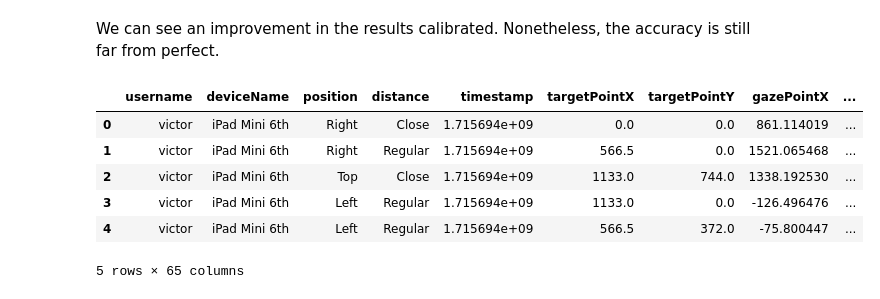
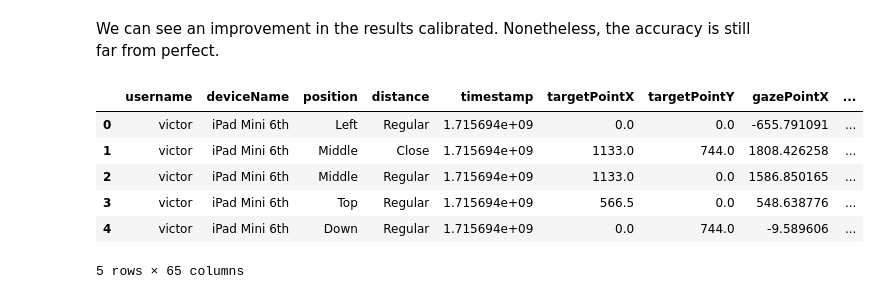
Before and after one commit to VictorSchneuwly/eyetracker, a Jupyter notebook: Notebooks/calibrators_test.ipynb, the cells around one changed output. Saved outputs shown, nothing was run; the diff lists cells and outputs as text; code cells hidden in the pictures.

```diff
--- a/Notebooks/calibrators_test.ipynb
+++ b/Notebooks/calibrators_test.ipynb
@@ -193,7 +180,7 @@ print("Label Distribution:", label_distribution)
 
 # It's important that no label has too few samples to be split correctly
 # Adjust `min_count` based on your data size and the results of the distribution printout
-min_count = 2
+min_count = 3
 valid_indices = [
     i
     for i, label in enumerate(stratify_labels)
@@ -206,7 +193,7 @@ filtered_labels = [stratify_labels[i] for i in valid_indices]
 
 # Split data using train_test_split from scikit-learn, stratifying by the filtered labels
 train_data, test_data = train_test_split(
-    filtered_data, test_size=0.25, stratify=filtered_labels, random_state=42
+    filtered_data, test_size=0.3, stratify=filtered_labels, random_state=42
 )
 
 # Create the df for later
@@ -359,14 +452,14 @@ show_subplots(split_rpy_lrc_df, with_calib=True)
 # %%
-def features_with_face_and_roll_pitch_yaw(data):
+def all_features(data):
     return (
         list(data.gaze_point)
         + list(data.face_transform.flatten())
+        + list(data.right_eye_transform.flatten())
         + list(data.euler_angles)
+        + list(data.look_at_point)
     )
 # %%
-split_all_lrc = LinearRegressionCalibrator(
-    train_data, features_with_face_and_roll_pitch_yaw
-)
+split_all_lrc = LinearRegressionCalibrator(train_data, all_features)
 # %% [markdown]
 Let's evaluate on our test set:
 # %%
@@ -409,27 +502,29 @@ Nonetheless, the accuracy is still far from perfect.
 # %%
 new_columns = test_df.apply(
     lambda row: split_all_lrc.calibrate(
         list((row["gazePointX"], row["gazePointY"]))
         + list(extract_face_transform(row).flatten())
+        + list(extract_face_transform(row, type="rightEyeTransform").flatten())
         + list(extract_euler_angles_from_matrix(extract_face_transform(row)))
+        + list(row[["lookAtPointX", "lookAtPointY", "lookAtPointZ"]])
     ),
     axis=1,
     result_type="expand",
 )
 
 # Assign new column names to the resulting DataFrame
 new_columns.columns = ["calibratedPointX", "calibratedPointY"]
 
 split_all_lrc_df = pd.concat([test_df, new_columns], axis=1)
 
 display(split_all_lrc_df.head())
 # %% [output]
 |  | username | deviceName | position | distance | timestamp | targetPointX | targetPointY | gazePointX | ... |
-| 0 | victor | iPad Mini 6th | Right | Close | 1.715694e+09 | 0.0 | 0.0 | 861.114019 | ... |
-| 1 | victor | iPad Mini 6th | Right | Regular | 1.715694e+09 | 566.5 | 0.0 | 1521.065468 | ... |
-| 2 | victor | iPad Mini 6th | Top | Close | 1.715694e+09 | 1133.0 | 744.0 | 1338.192530 | ... |
-| 3 | victor | iPad Mini 6th | Left | Regular | 1.715694e+09 | 1133.0 | 0.0 | -126.496476 | ... |
-| 4 | victor | iPad Mini 6th | Left | Regular | 1.715694e+09 | 566.5 | 372.0 | -75.800447 | ... |
+| 0 | victor | iPad Mini 6th | Left | Regular | 1.715694e+09 | 0.0 | 0.0 | -655.791091 | ... |
+| 1 | victor | iPad Mini 6th | Middle | Close | 1.715694e+09 | 1133.0 | 744.0 | 1808.426258 | ... |
+| 2 | victor | iPad Mini 6th | Middle | Regular | 1.715694e+09 | 1133.0 | 0.0 | 1586.850165 | ... |
+| 3 | victor | iPad Mini 6th | Top | Regular | 1.715694e+09 | 566.5 | 0.0 | 548.638776 | ... |
+| 4 | victor | iPad Mini 6th | Down | Regular | 1.715694e+09 | 0.0 | 744.0 | -9.589606 | ... |
 5 rows × 65 columns
 # %%
 show_subplots(split_all_lrc_df, with_calib=True)
```
Also changed, not shown: parts of 36 cells of this notebook.
